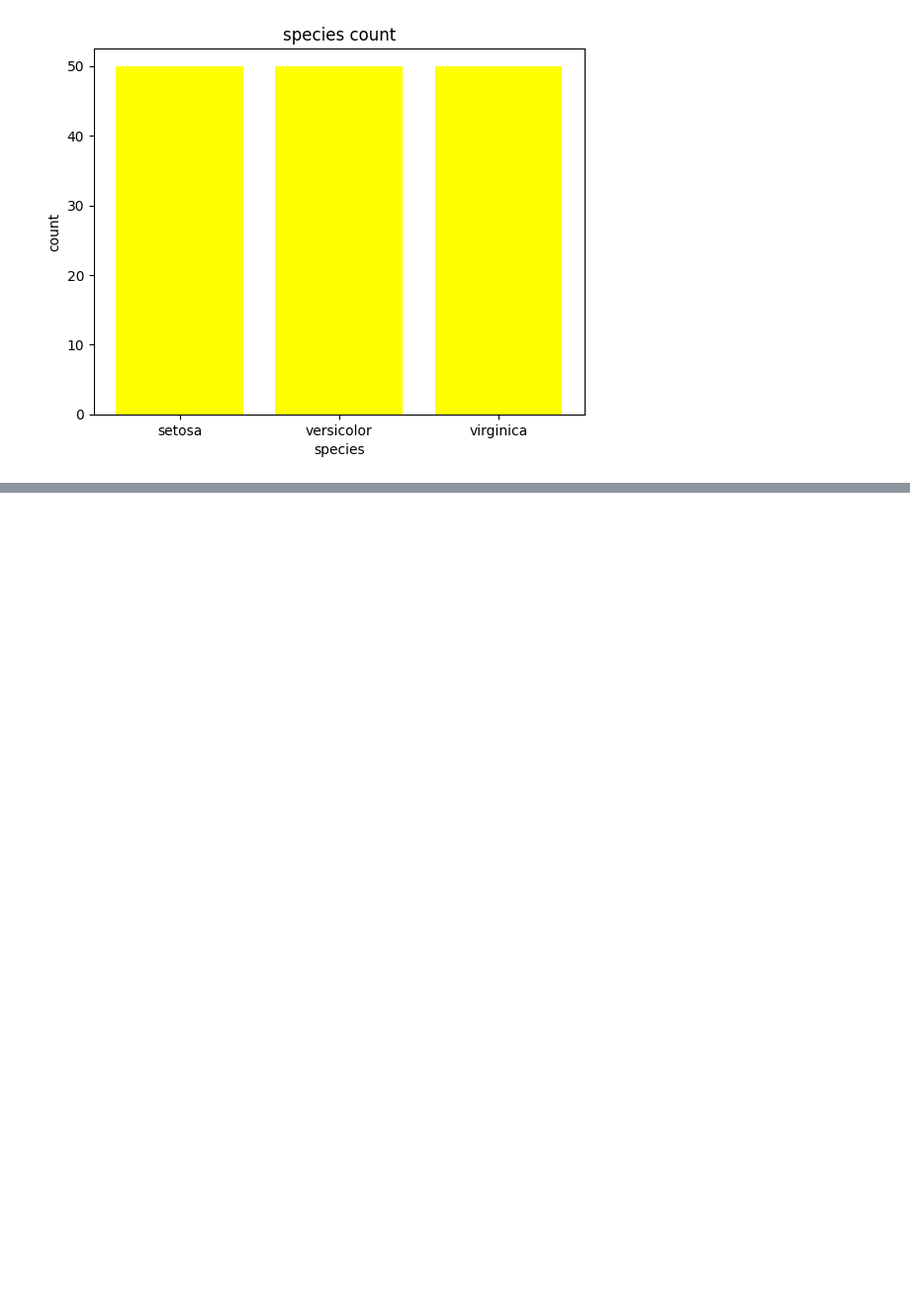
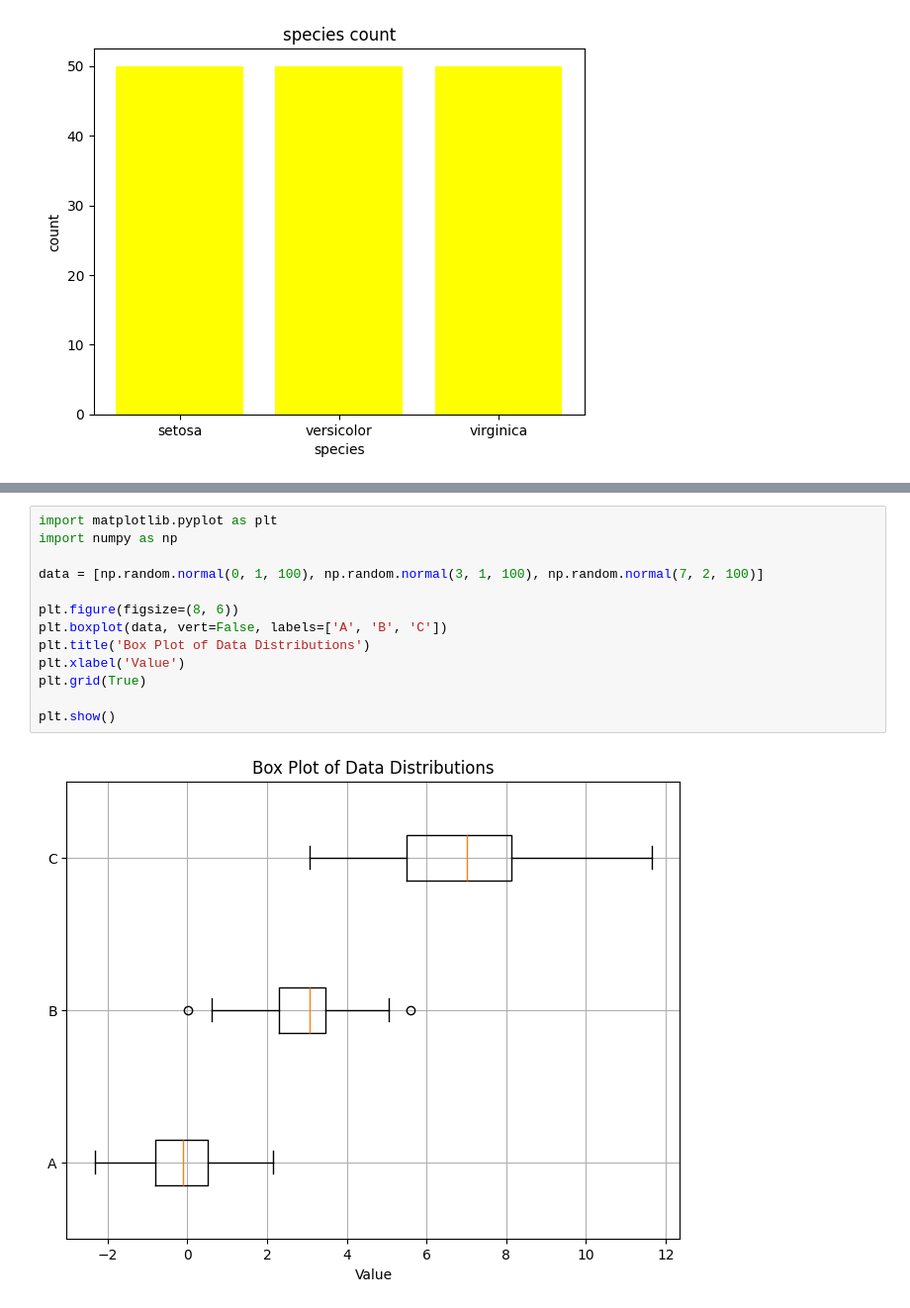
Before and after one commit to shivakumar8660/shivab1, a Jupyter notebook: shivakumar_AIML_lab.ipynb, the cells around one changed output, grey strips where cells are left out. Shown at 99% size. Cells and saved outputs as stored; diff of their text form; blank space fills up the shorter version.

```diff
--- a/shivakumar_AIML_lab.ipynb
+++ b/shivakumar_AIML_lab.ipynb
@@ -1726,0 +1765,15 @@ plt.show()
+# %%
+import matplotlib.pyplot as plt
+import numpy as np
+
+data = [np.random.normal(0, 1, 100), np.random.normal(3, 1, 100), np.random.normal(7, 2, 100)]
+
+plt.figure(figsize=(8, 6))
+plt.boxplot(data, vert=False, labels=['A', 'B', 'C'])
+plt.title('Box Plot of Data Distributions')
+plt.xlabel('Value')
+plt.grid(True)
+
+plt.show()
+# %% [output]
+[figure, added]
```
Also changed, not shown: parts of 4 cells of this notebook.
